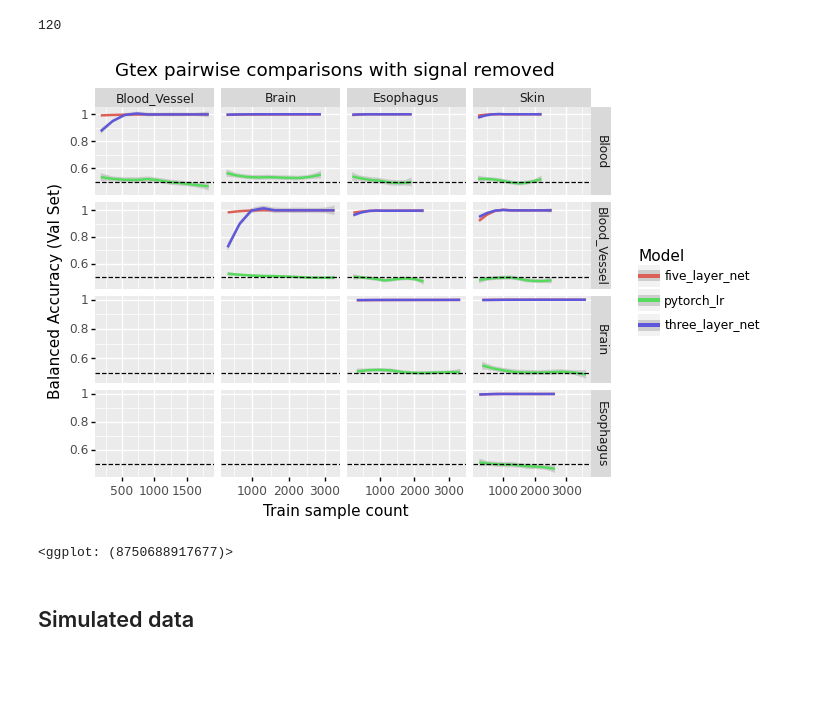
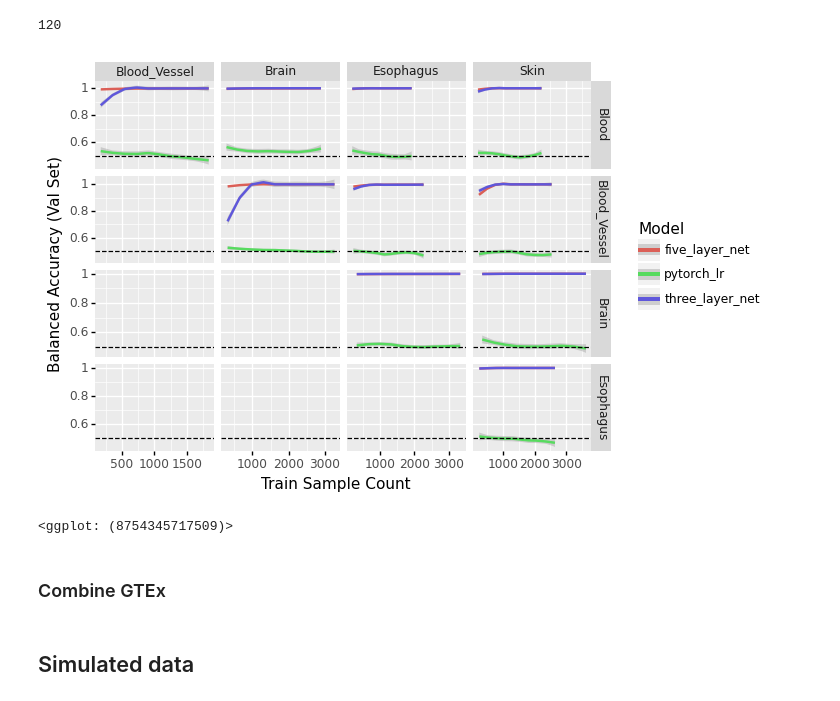
Before and after one commit to greenelab/linear_signal, a Jupyter notebook: notebook/analysis/benchmark_results.ipynb, the cells around one changed output. Cells and saved outputs as stored; diff of their text form; code cells hidden in the pictures; blank space fills up the shorter version.

```diff
--- a/notebook/analysis/benchmark_results.ipynb
+++ b/notebook/analysis/benchmark_results.ipynb
@@ -724,14 +760,15 @@ run_results['Model'] = run_results['Model'].str.replace('deep_net', 'five_layer_
 # %%
 plot_df = run_results[run_results['Model'].isin(['three_layer_net', 'five_layer_net', 'pytorch_lr'])]
 plot = ggplot(plot_df, aes(x='train_count', y='balanced_accuracy', color='Model'))
 plot += geom_smooth()
 plot += geom_hline(yintercept=.5, linetype='dashed')
 plot += facet_grid(['tissue1', 'tissue2'], scales='free')
-plot += ggtitle('Gtex pairwise comparisons with signal removed')
-plot += xlab('Train sample count')
+plot += xlab('Train Sample Count')
 plot += ylab('Balanced Accuracy (Val Set)')
 plot.save('../../figures/gtex_pairwise_signal_removed.svg')
 plot
 # %% [output]
-[figure, old version]
+[figure, new version]
-<ggplot: (8750688917677)>
+<ggplot: (8754345717509)>
+# %% [markdown]
+### Combine GTEx
```
Also changed, not shown: parts of 47 cells of this notebook.
